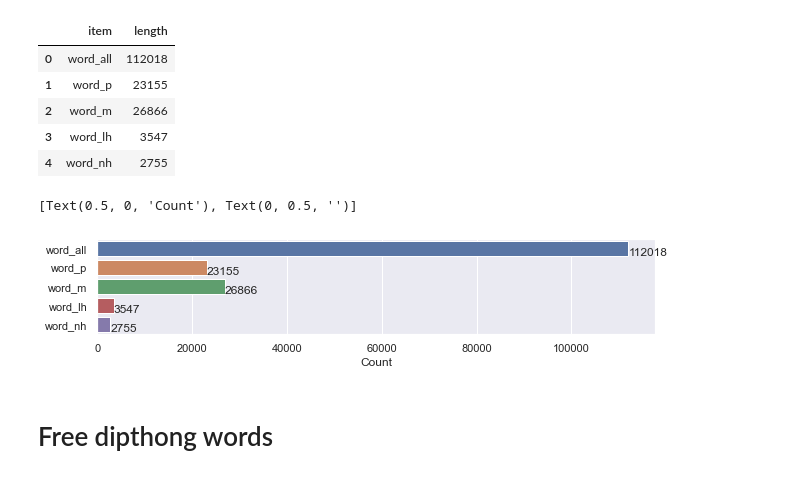
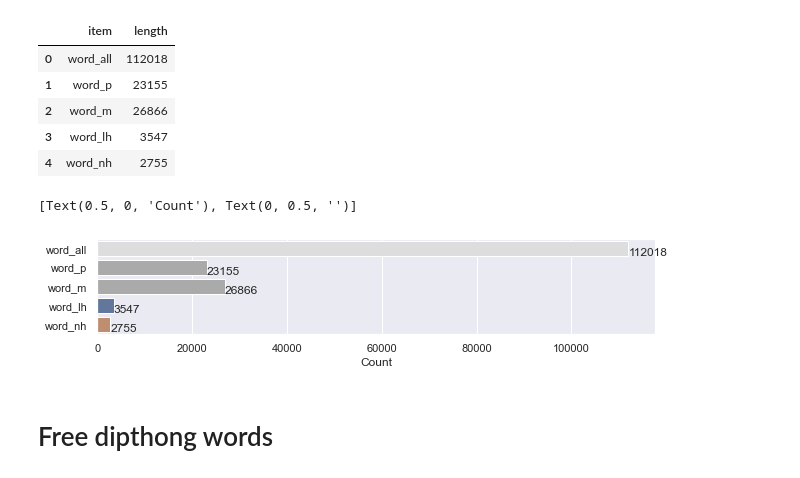
Before and after one commit to Portophon/palatal-sonorants-pt, a Jupyter notebook: NH_&_LH_DicioAberto_stats.ipynb, the cells around one changed output. Cells and saved outputs as stored; diff of their text form; code cells hidden in the pictures.

```diff
--- a/NH_&_LH_DicioAberto_stats.ipynb
+++ b/NH_&_LH_DicioAberto_stats.ipynb
@@ -594,14 +594,25 @@ p_m_nh_lh_dipth_stats
 | 3 | word_lh | 3547 |
 | 4 | word_nh | 2755 |
 # %%
+all_colors = {
+    'word_all': '#dddddd',
+    'word_p': '#aaaaaa',
+    'word_m': '#aaaaaa',
+    'word_lh': '#5975a4',
+    'word_nh': '#cc8963',
+}
+
+all_colors = list(all_colors.values())
+sns.set_palette(sns.color_palette(all_colors))
+
 fig, ax = plt.subplots()
 ax = sns.barplot(x="length", y="item" , data=p_m_nh_lh_dipth_stats)
 show_values_on_bars_h(ax)
 fig.set_size_inches(10, 1.75)
 ax.set(xlabel="Count", ylabel="")
 # %% [output]
 [Text(0.5, 0, 'Count'), Text(0, 0.5, '')]
-[figure, old version]
+[figure, new version]
 # %%
 writer = pd.ExcelWriter("word_dicio_aberto_lh_nh.xlsx",
                         engine='xlsxwriter',
```
Also changed, not shown: parts of 6 cells of this notebook, 5 other files.
